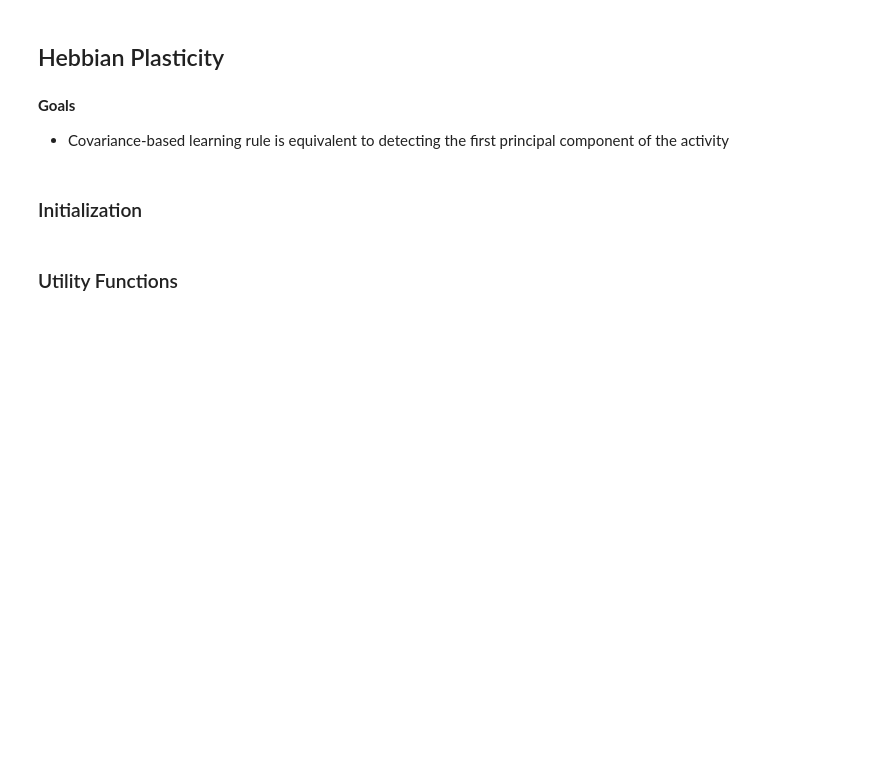
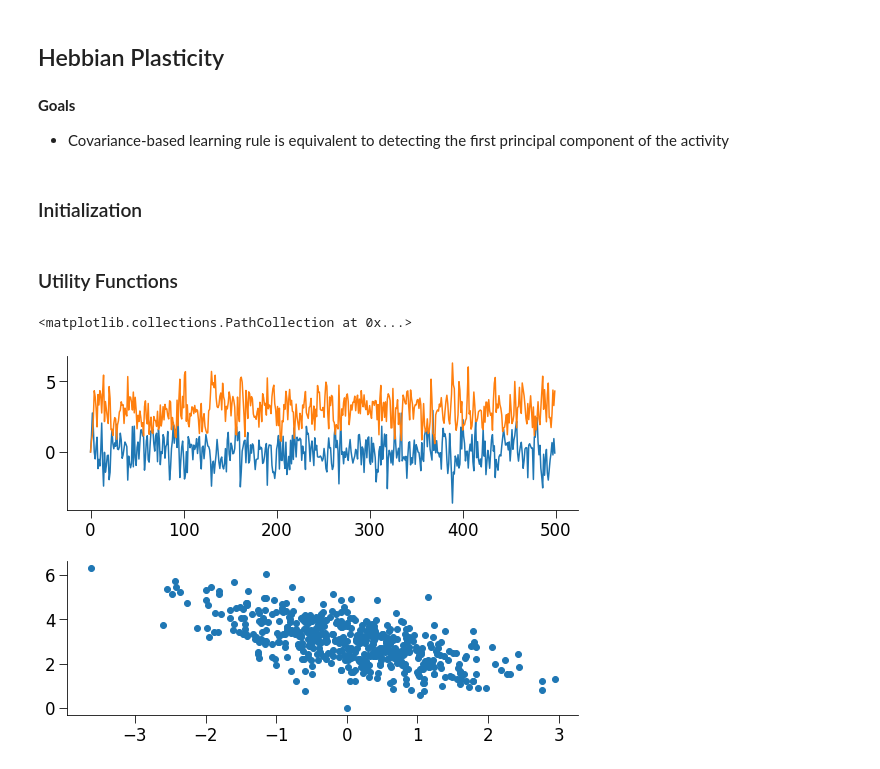
Before and after one commit to comp-neural-circuits/plasticity-workshop, a Jupyter notebook: rate_based.ipynb, the cells around one changed output. Drawn from its saved outputs; the diff is of its cells as text; code cells hidden in the pictures; blank space fills up the shorter version.

```diff
--- a/rate_based.ipynb
+++ b/rate_based.ipynb
@@ -81,11 +81,14 @@ def twodimensional_UL(mean1,var1,mean2,var2,corr,dt,Ttot,dts=1E-2):
       dt,Ttot,dts)
   return times, rates[0,:],rates[1,:]
 # %%
-times,rates1,rates2 = twodimensional_UL(0.,1.,0.,2.,0.6,1.0,500.0)
+times,rates1,rates2 = twodimensional_UL(0.,1.,3.,1.,-0.6,1.0,500.0)
 fig, (ax1, ax2) = plt.subplots(2, 1)
 ax1.plot(times,rates1)
 ax1.plot(times,rates2)
 ax2.scatter(rates1,rates2)
+# %% [output]
+<matplotlib.collections.PathCollection at 0x...>
+[figure, added]
 # %%
 @interact(x=True, y=1.0)
 def g(x, y):
```
Also changed, not shown: parts of 11 cells of this notebook, 1 other file.
